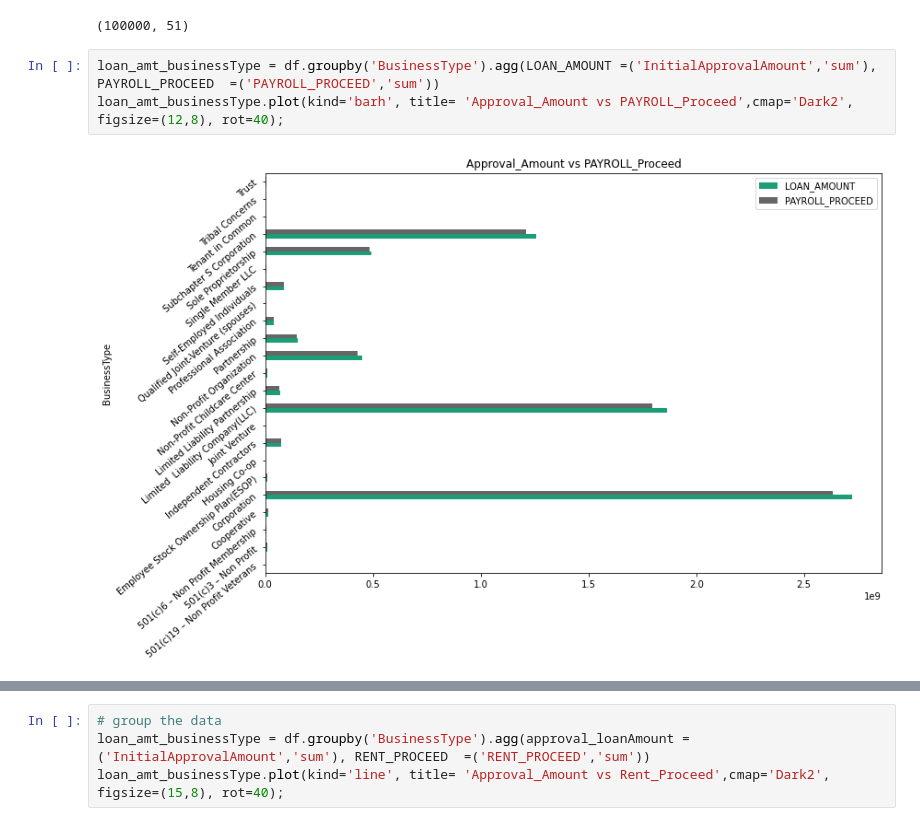
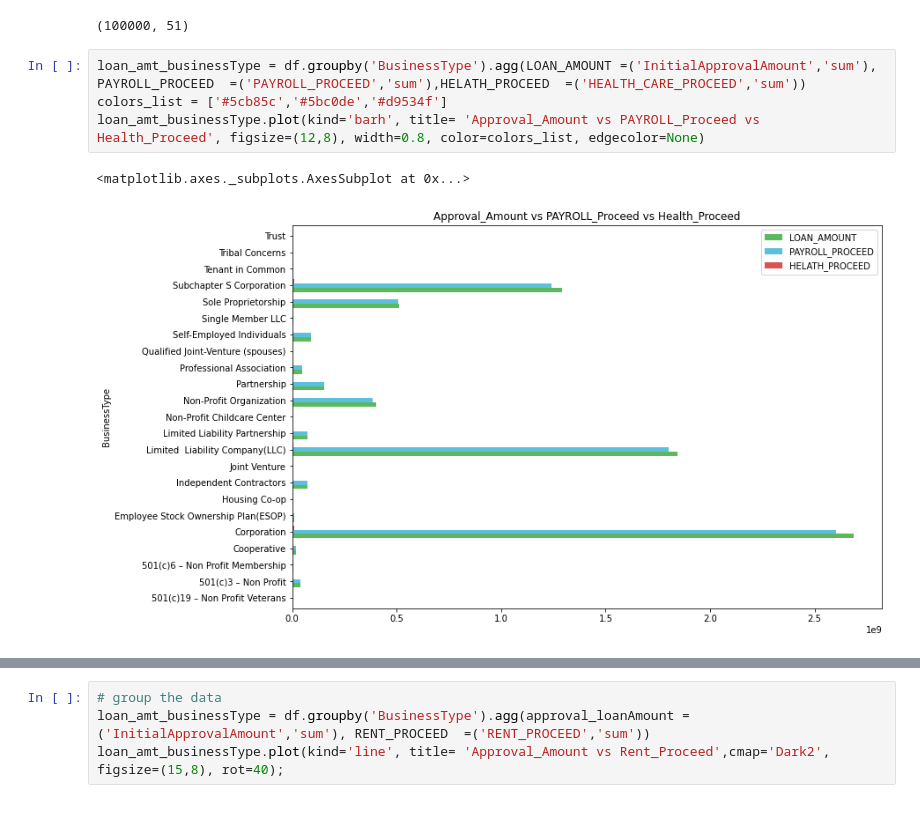
Before and after one commit to gebuh/team-74-capstone, a Jupyter notebook: notebooks/EDA_Tewodros.ipynb, the cells around one changed output, grey strips where cells are left out. Saved outputs shown, nothing was run; the diff lists cells and outputs as text.

Commit message:
initial EDA updated

```diff
--- a/notebooks/EDA_Tewodros.ipynb
+++ b/notebooks/EDA_Tewodros.ipynb
@@ -20,8 +20,10 @@ df.shape
 # %% [output]
 (100000, 51)
 # %%
-loan_amt_businessType = df.groupby('BusinessType').agg(LOAN_AMOUNT =('InitialApprovalAmount','sum'), PAYROLL_PROCEED  =('PAYROLL_PROCEED','sum'))
-loan_amt_businessType.plot(kind='barh', title= 'Approval_Amount vs PAYROLL_Proceed',cmap='Dark2', figsize=(12,8), rot=40);
+loan_amt_businessType = df.groupby('BusinessType').agg(LOAN_AMOUNT =('InitialApprovalAmount','sum'), PAYROLL_PROCEED  =('PAYROLL_PROCEED','sum'),HELATH_PROCEED  =('HEALTH_CARE_PROCEED','sum'))
+colors_list = ['#5cb85c','#5bc0de','#d9534f']
+loan_amt_businessType.plot(kind='barh', title= 'Approval_Amount vs PAYROLL_Proceed vs Health_Proceed', figsize=(12,8), width=0.8, color=colors_list, edgecolor=None)
 # %% [output]
+<matplotlib.axes._subplots.AxesSubplot at 0x...>
-[figure, old version]
+[figure, new version]
 # %%
```
Also changed, not shown: parts of 8 cells of this notebook.
